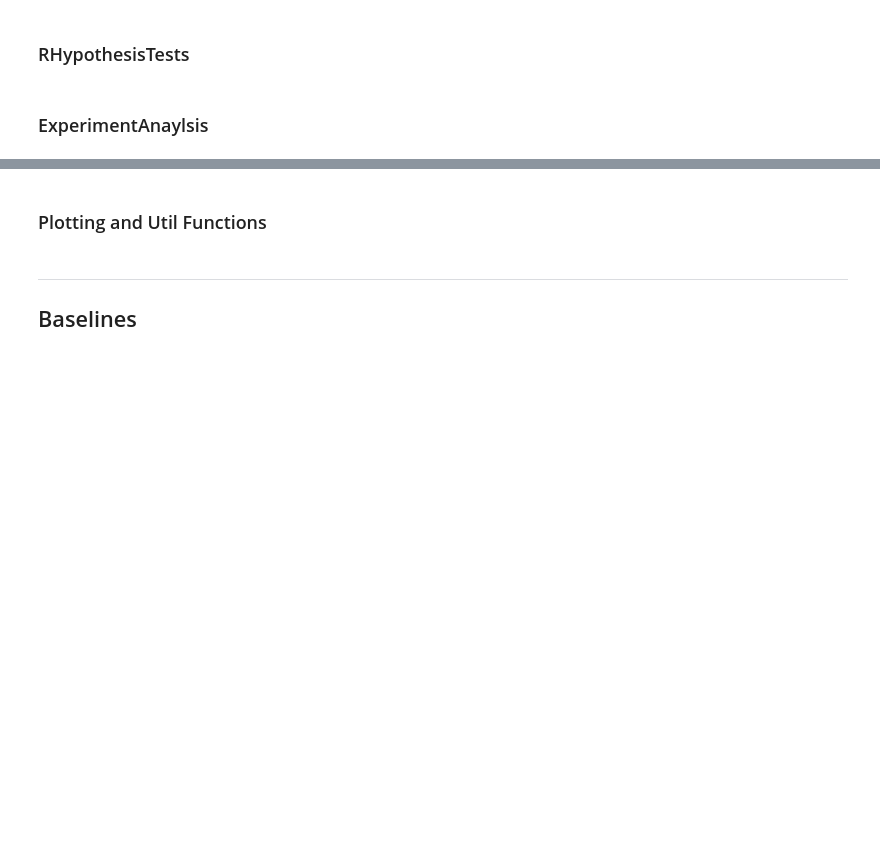
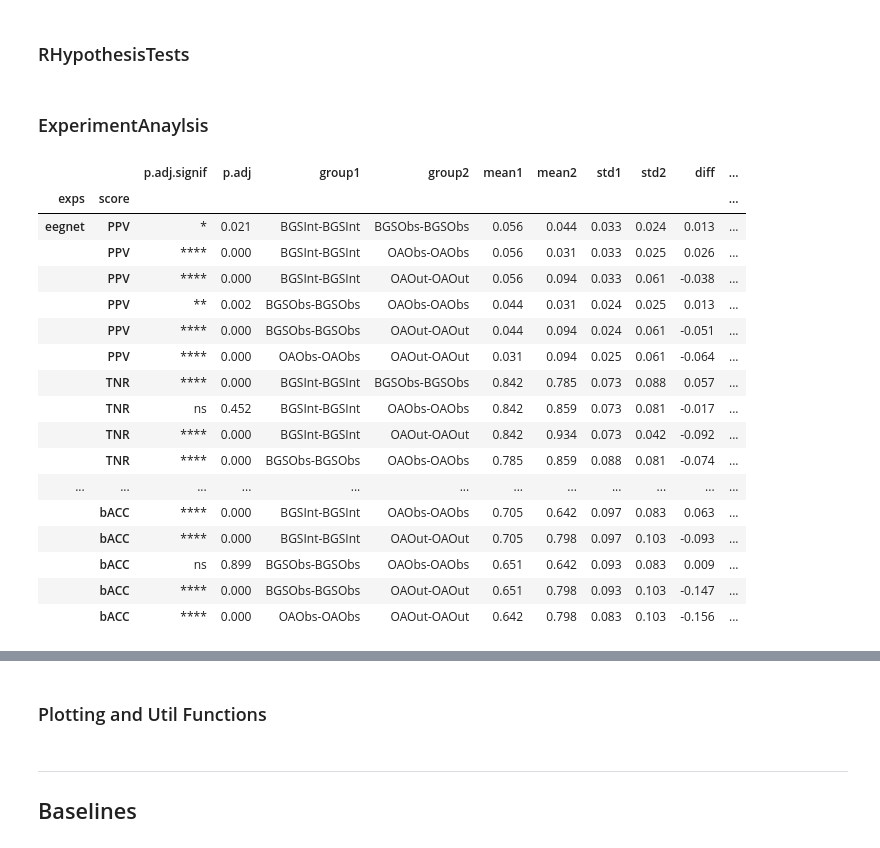
Before and after one commit to RL-BCI-Lab/deepbci, a Jupyter notebook: scripts/classification/significance_analysis.ipynb, the cells around one changed output, grey strips where cells are left out. Saved outputs shown, nothing was run; the diff lists cells and outputs as text; code cells hidden in the pictures; blank space fills up the shorter version.

```diff
--- a/scripts/classification/significance_analysis.ipynb
+++ b/scripts/classification/significance_analysis.ipynb
@@ -650,6 +640,10 @@ Run the `install_r.py` script from the command line.
 from pdb import set_trace
 
 class RHypothesisTests():
+    """ Computes R stats analysis and post-hoc test.
+
+        All tests are focused on unequal variance between groups.
+    """
     es = importr('effectsize')
     rstat = importr('rstatix')
     base = importr('base')
@@ -661,6 +655,11 @@ class RHypothesisTests():
         self.conf_level = 1-alpha
 
     def welch_test(self, df):
+        """ Compute Welch's t-test.
+
+            Ref: https://www.rdocumentation.org/packages/rstatix/versions/0.7.0/topics/t_test
+
+        """
         fml = ro.Formula('score ~ group')
 
         rdf = self.rstat.t_test(
@@ -673,13 +672,12 @@ class RHypothesisTests():
         )
         return self.r_to_df(rdf).reset_index(drop=True)
 
-#     def oneway_anova(self, df):
-#         rdf = self.df_to_r(df)
-#         fml = ro.Formula('score ~ group')
-#         aov = r.aov(fml, data=rdf)
-#         return aov
+    def games_howell(self, df):
+        """ Computes Games Howell Post-hoc with Welch's DoF correction.
 
-    def games_howell(self, df):
+            Ref: https://rpkgs.datanovia.com/rstatix/reference/games_howell_test.html
+
+        """
         fml = ro.Formula('score ~ group')
         rdf = self.rstat.games_howell_test(
             formula=fml,
@@ -690,6 +688,11 @@ class RHypothesisTests():
         return  self.r_to_df(rdf).reset_index(drop=True)
 
     def hedges_g_star(self, df):
+        """ Computes Hedges' g* by disabling pooled_sd and computing mean SD
+            from both groups.
+
+            Ref: https://easystats.github.io/effectsize/reference/cohens_d.html
+        """
         fml = ro.Formula('score ~ group')
         rdf = self.es.hedges_g(
             x=fml,
@@ -925,3 +947,28 @@ class ExperimentAnylsis():
             results.append(results_df)
 
         return pd.concat(results)
+# %%
+ea = ExperimentAnylsis(exps)
+
+bl_anlys = ea.baseline(dependent_vars=['bACC', 'TPR', 'TNR', 'PPV'], compare_all=True)
+
+bl_anlys
+# %% [output]
+|  |  | p.adj.signif | p.adj | group1 | group2 | mean1 | mean2 | std1 | std2 | diff | ... |
+| exps | score |  |  |  |  |  |  |  |  |  | ... |
+| eegnet | PPV | * | 0.021 | BGSInt-BGSInt | BGSObs-BGSObs | 0.056 | 0.044 | 0.033 | 0.024 | 0.013 | ... |
+|  | PPV | **** | 0.000 | BGSInt-BGSInt | OAObs-OAObs | 0.056 | 0.031 | 0.033 | 0.025 | 0.026 | ... |
+|  | PPV | **** | 0.000 | BGSInt-BGSInt | OAOut-OAOut | 0.056 | 0.094 | 0.033 | 0.061 | -0.038 | ... |
+|  | PPV | ** | 0.002 | BGSObs-BGSObs | OAObs-OAObs | 0.044 | 0.031 | 0.024 | 0.025 | 0.013 | ... |
+|  | PPV | **** | 0.000 | BGSObs-BGSObs | OAOut-OAOut | 0.044 | 0.094 | 0.024 | 0.061 | -0.051 | ... |
+|  | PPV | **** | 0.000 | OAObs-OAObs | OAOut-OAOut | 0.031 | 0.094 | 0.025 | 0.061 | -0.064 | ... |
+|  | TNR | **** | 0.000 | BGSInt-BGSInt | BGSObs-BGSObs | 0.842 | 0.785 | 0.073 | 0.088 | 0.057 | ... |
+|  | TNR | ns | 0.452 | BGSInt-BGSInt | OAObs-OAObs | 0.842 | 0.859 | 0.073 | 0.081 | -0.017 | ... |
+|  | TNR | **** | 0.000 | BGSInt-BGSInt | OAOut-OAOut | 0.842 | 0.934 | 0.073 | 0.042 | -0.092 | ... |
+|  | TNR | **** | 0.000 | BGSObs-BGSObs | OAObs-OAObs | 0.785 | 0.859 | 0.088 | 0.081 | -0.074 | ... |
+| ... | ... | ... | ... | ... | ... | ... | ... | ... | ... | ... | ... |
+|  | bACC | **** | 0.000 | BGSInt-BGSInt | OAObs-OAObs | 0.705 | 0.642 | 0.097 | 0.083 | 0.063 | ... |
+|  | bACC | **** | 0.000 | BGSInt-BGSInt | OAOut-OAOut | 0.705 | 0.798 | 0.097 | 0.103 | -0.093 | ... |
+|  | bACC | ns | 0.899 | BGSObs-BGSObs | OAObs-OAObs | 0.651 | 0.642 | 0.093 | 0.083 | 0.009 | ... |
+|  | bACC | **** | 0.000 | BGSObs-BGSObs | OAOut-OAOut | 0.651 | 0.798 | 0.093 | 0.103 | -0.147 | ... |
+|  | bACC | **** | 0.000 | OAObs-OAObs | OAOut-OAOut | 0.642 | 0.798 | 0.083 | 0.103 | -0.156 | ... |
```
Also changed, not shown: parts of 18 cells of this notebook, 39 other files.
